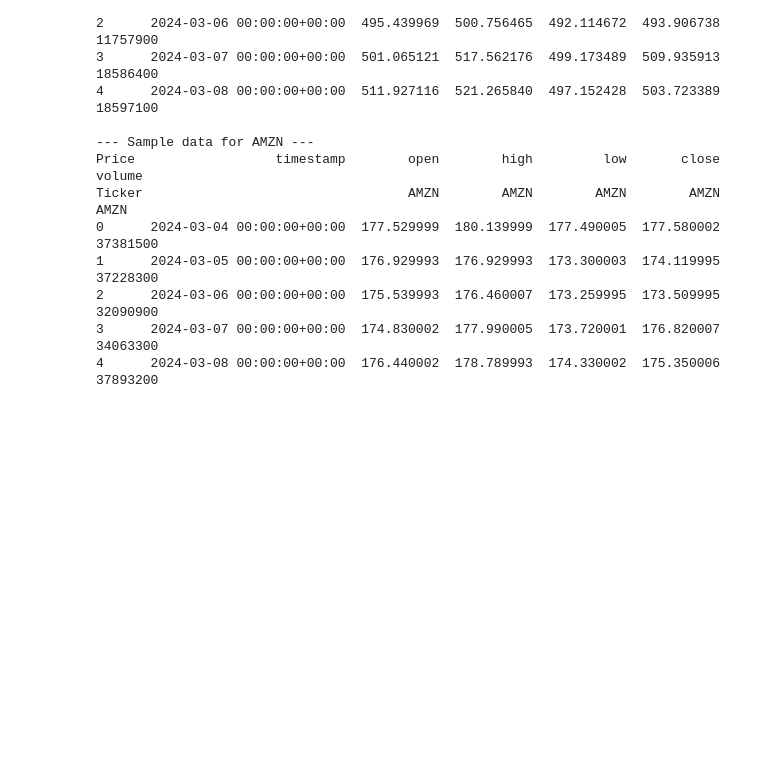
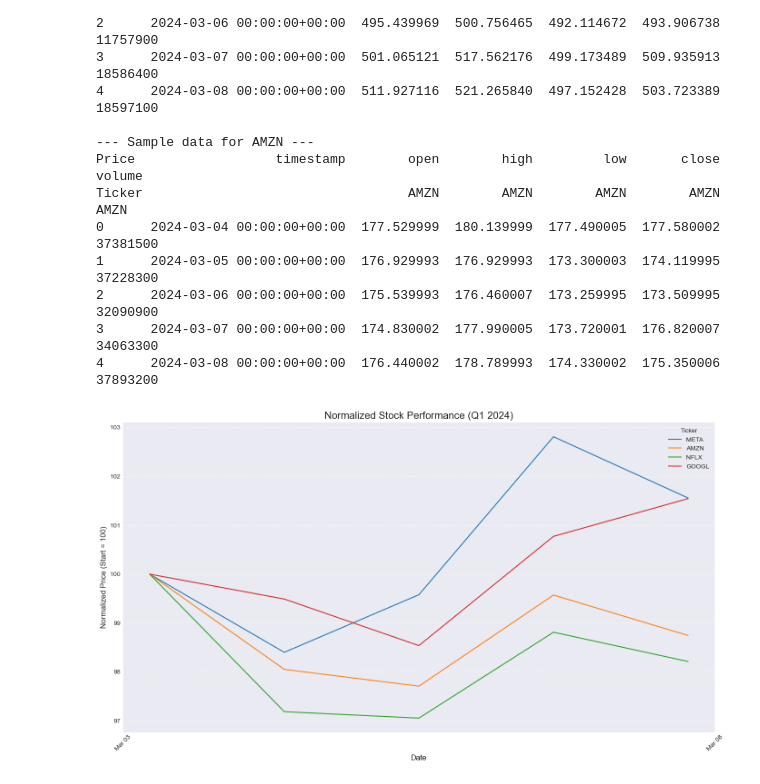
Before and after one commit to abcdemi/XFormers-Alpha, a Jupyter notebook: notebooks/01_data_explore.ipynb, the cells around one changed output. Cells and saved outputs as stored; diff of their text form; code cells hidden in the pictures; blank space fills up the shorter version.

```diff
--- a/notebooks/01_data_explore.ipynb
+++ b/notebooks/01_data_explore.ipynb
@@ -108,3 +113,33 @@ Ticker                                  AMZN        AMZN        AMZN        AMZN
 2      2024-03-06 00:00:00+00:00  175.539993  176.460007  173.259995  173.509995  32090900
 3      2024-03-07 00:00:00+00:00  174.830002  177.990005  173.720001  176.820007  34063300
 4      2024-03-08 00:00:00+00:00  176.440002  178.789993  174.330002  175.350006  37893200
+# %%
+plt.style.use('seaborn-v0_8-darkgrid')
+fig, ax = plt.subplots(figsize=(14, 8))
+
+# Loop through each ticker's DataFrame in our dictionary
+for ticker, df in stock_data.items():
+    if not df.empty:
+        # --- Normalize the closing price ---
+        # We divide each day's close price by the very first day's close price
+        # and multiply by 100. This makes all stocks start at a value of 100.
+        normalized_close = (df['close'] / df['close'].iloc[0]) * 100
+
+        ax.plot(df['timestamp'], normalized_close, label=ticker)
+
+# --- Formatting the plot ---
+ax.set_title('Normalized Stock Performance (Q1 2024)', fontsize=16)
+ax.set_xlabel('Date', fontsize=12)
+ax.set_ylabel('Normalized Price (Start = 100)', fontsize=12)
+ax.legend(title='Ticker', fontsize=10)
+ax.grid(True, which='both', linestyle='--', linewidth=0.5)
+
+# Improve date formatting
+ax.xaxis.set_major_formatter(mdates.DateFormatter('%b %d'))
+ax.xaxis.set_major_locator(mdates.DayLocator(interval=14)) # Ticks every 14 days
+plt.xticks(rotation=45)
+
+plt.tight_layout()
+plt.show()
+# %% [output]
+[figure, added]
```
Also changed, not shown: parts of 2 cells of this notebook.
